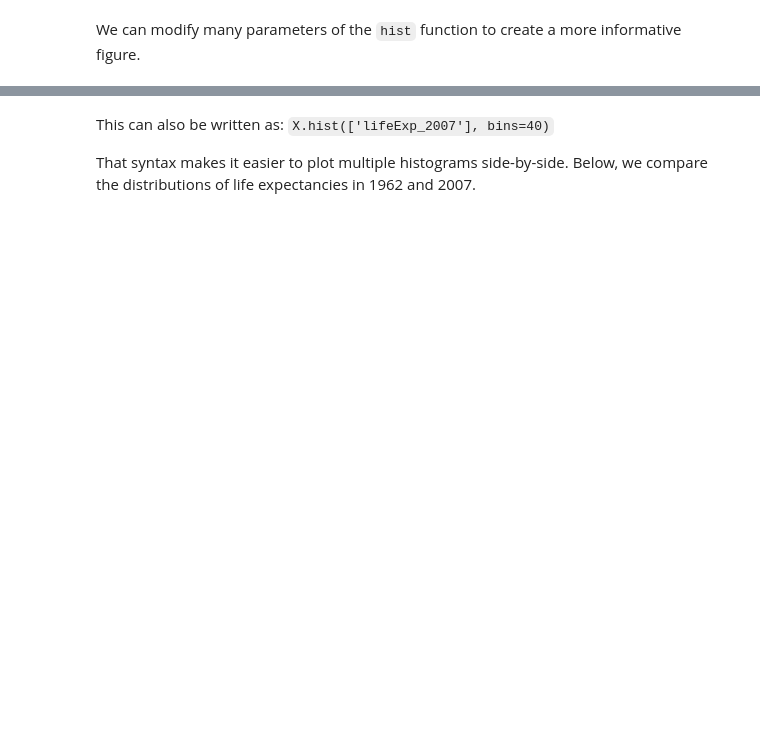
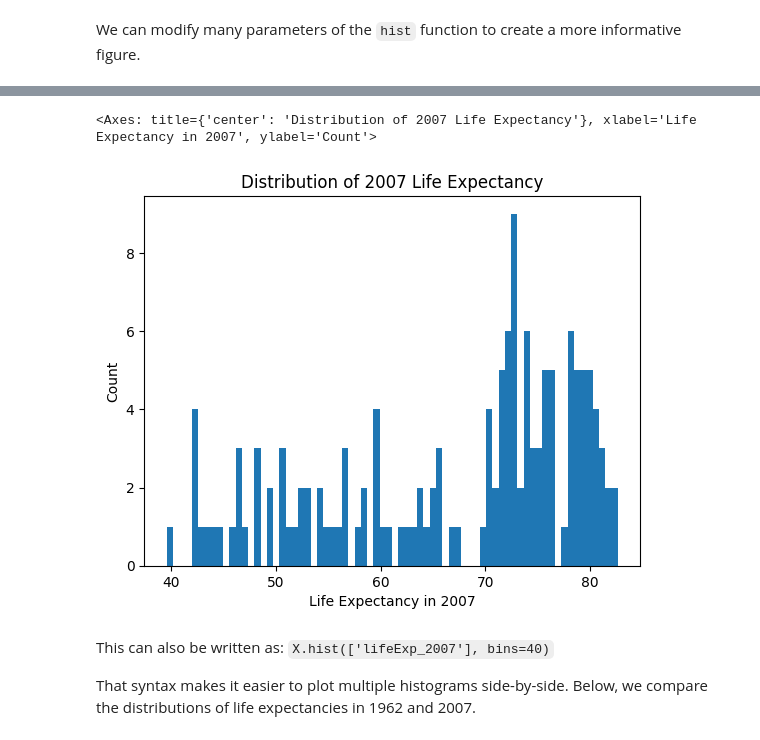
Before and after one commit to doukbun/python-for-ai, a Jupyter notebook: 02_data_analysis_pandas.ipynb, the cells around one changed output, grey strips where cells are left out. Drawn from its saved outputs; the diff is of its cells as text; code cells hidden in the pictures; blank space fills up the shorter version.

```diff
--- a/02_data_analysis_pandas.ipynb
+++ b/02_data_analysis_pandas.ipynb
@@ -470,6 +750,14 @@ display(hist)
 # %%
 # Visualize the distribution of the 2007 life expectancies.
 # Your code here
+hist = X['lifeExp_2007'].hist(bins=72, grid=False)
+hist.set_title('Distribution of 2007 Life Expectancy')
+hist.set_ylabel('Count')
+hist.set_xlabel('Life Expectancy in 2007')
+display(hist)
+# %% [output]
+<Axes: title={'center': 'Distribution of 2007 Life Expectancy'}, xlabel='Life Expectancy in 2007', ylabel='Count'>
+[figure, added]
 # %% [markdown]
 This can also be written as: `X.hist(['lifeExp_2007'], bins=40)`
 
```
Also changed, not shown: parts of 26 cells of this notebook.
